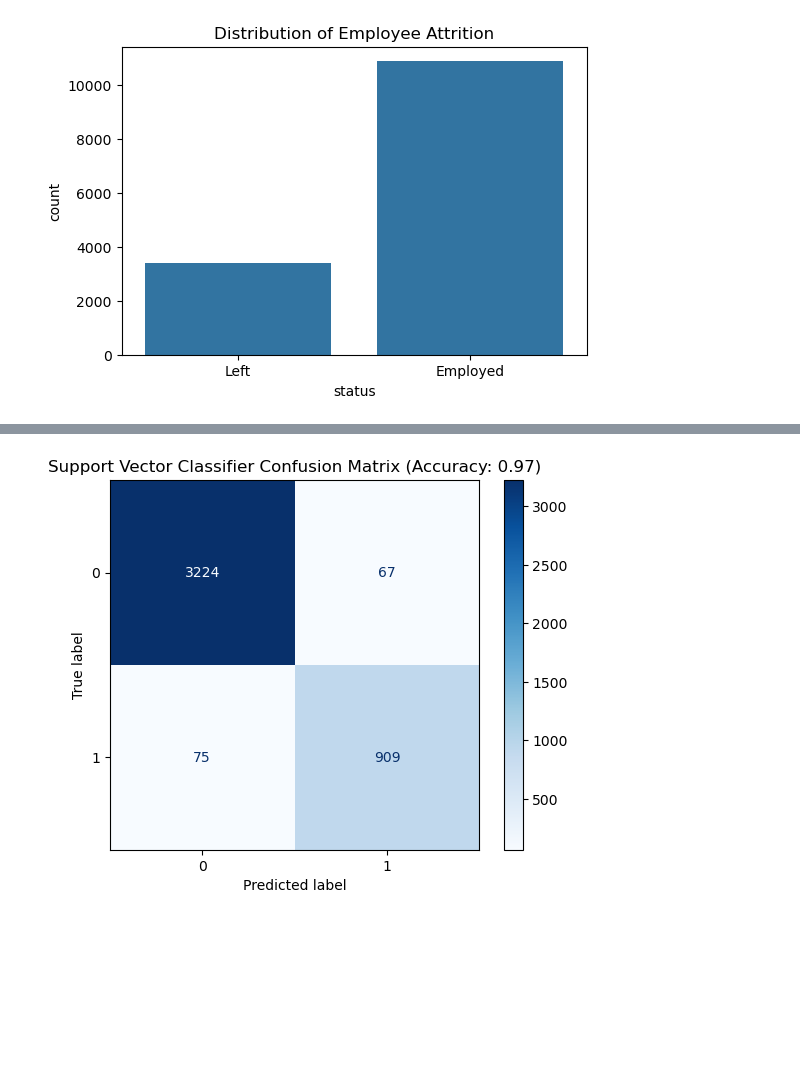
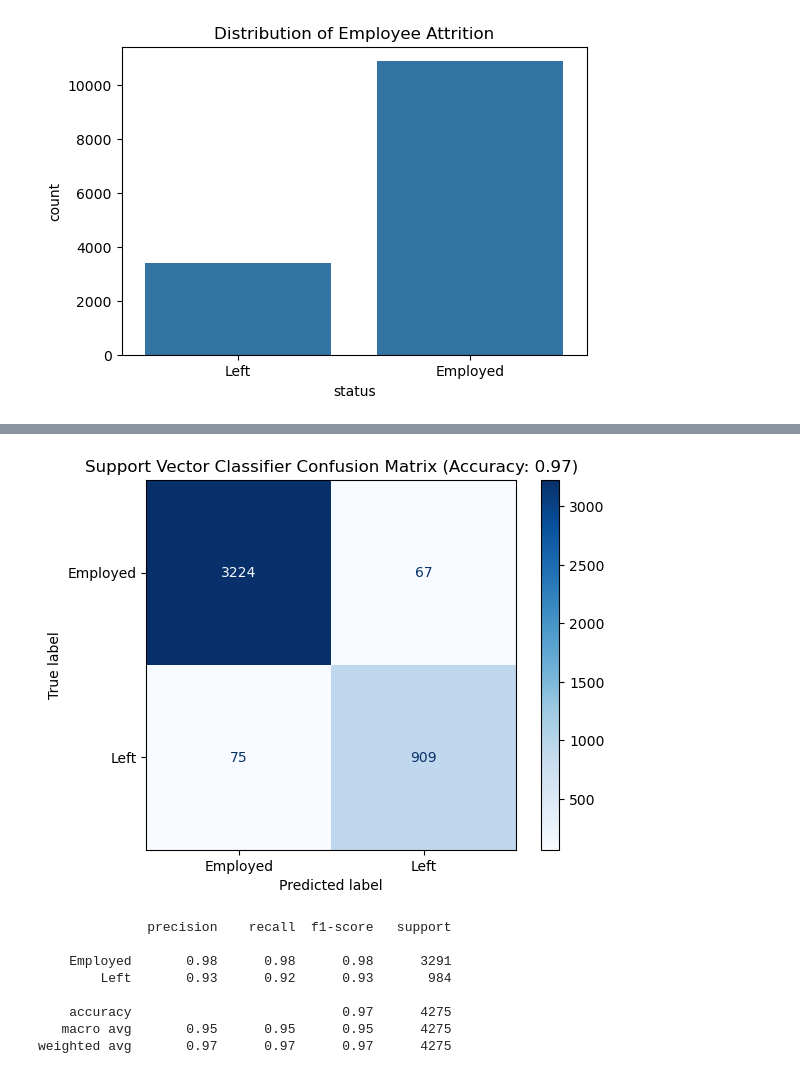
Before and after one commit to lch741/Employee-Attrition, a Jupyter notebook: Employee Attrition.ipynb, the cells around one changed output, grey strips where cells are left out. Drawn from its saved outputs; the diff is of its cells as text; code cells hidden in the pictures; blank space fills up the shorter version.

```diff
--- a/Employee Attrition.ipynb
+++ b/Employee Attrition.ipynb
@@ -175,28 +206,37 @@ plt.show()
 # %%
 # Create a pipeline with support vector classifier
 pipeline_svc = Pipeline([
     ('preprocessor', preprocessor),
     ('classifier', SVC(random_state=seed))
 ])
 # Hyperparameter tuning for Support Vector Classifier
 svc_params = {
     'classifier__C': [0.1, 1, 10],
     'classifier__kernel': ['linear', 'rbf'],
     'classifier__class_weight': [None, 'balanced']
 }
 # Perform grid search with cross-validation
 grid_search_svc = GridSearchCV(pipeline_svc, param_grid=svc_params, cv=5, n_jobs=-1, scoring='accuracy')
 grid_search_svc.fit(X_train, y_train)
 best_svc_model = grid_search_svc.best_estimator_
 y_pred_svc = best_svc_model.predict(X_test)
 accuracy_svc = accuracy_score(y_test, y_pred_svc)
 cm_svc = confusion_matrix(y_test, y_pred_svc)
-disp_svc = ConfusionMatrixDisplay(confusion_matrix=cm_svc)
+disp_svc = ConfusionMatrixDisplay(confusion_matrix=cm_svc, display_labels=class_names)
 disp_svc.plot(cmap=plt.cm.Blues)
 plt.title(f'Support Vector Classifier Confusion Matrix (Accuracy: {accuracy_svc:.2f})')
 plt.show()
+print(classification_report(y_test, y_pred_svc, target_names=class_names))
 # %% [output]
-[figure, old version]
+[figure, new version]
+              precision    recall  f1-score   support
+
+    Employed       0.98      0.98      0.98      3291
+        Left       0.93      0.92      0.93       984
+
+    accuracy                           0.97      4275
+   macro avg       0.95      0.95      0.95      4275
+weighted avg       0.97      0.97      0.97      4275
 # %%
 # SHAP explanations for the best Random Forest model
 explainer_rf = shap.TreeExplainer(best_rf_model.named_steps['classifier'],
```
Also changed, not shown: parts of 6 cells of this notebook.
